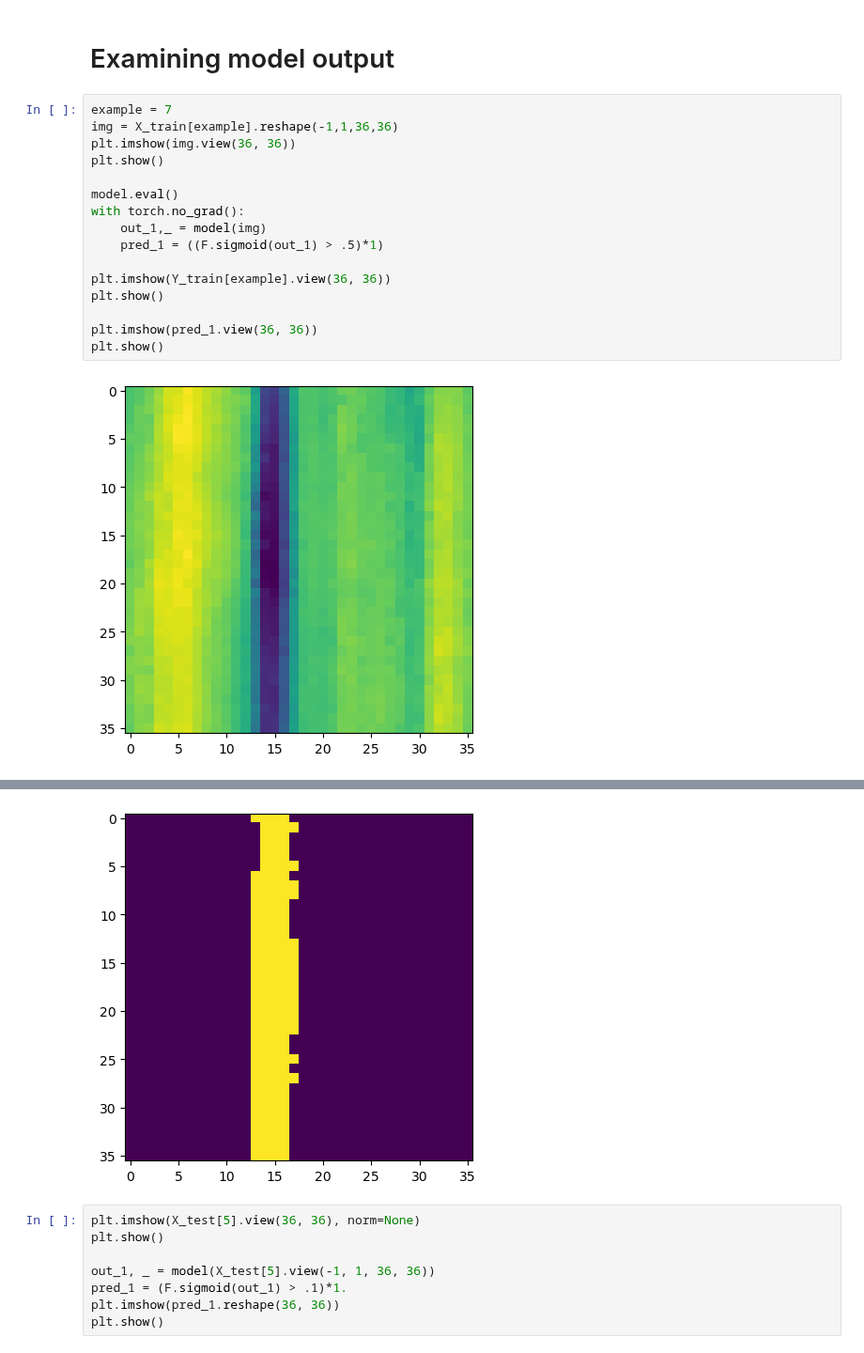
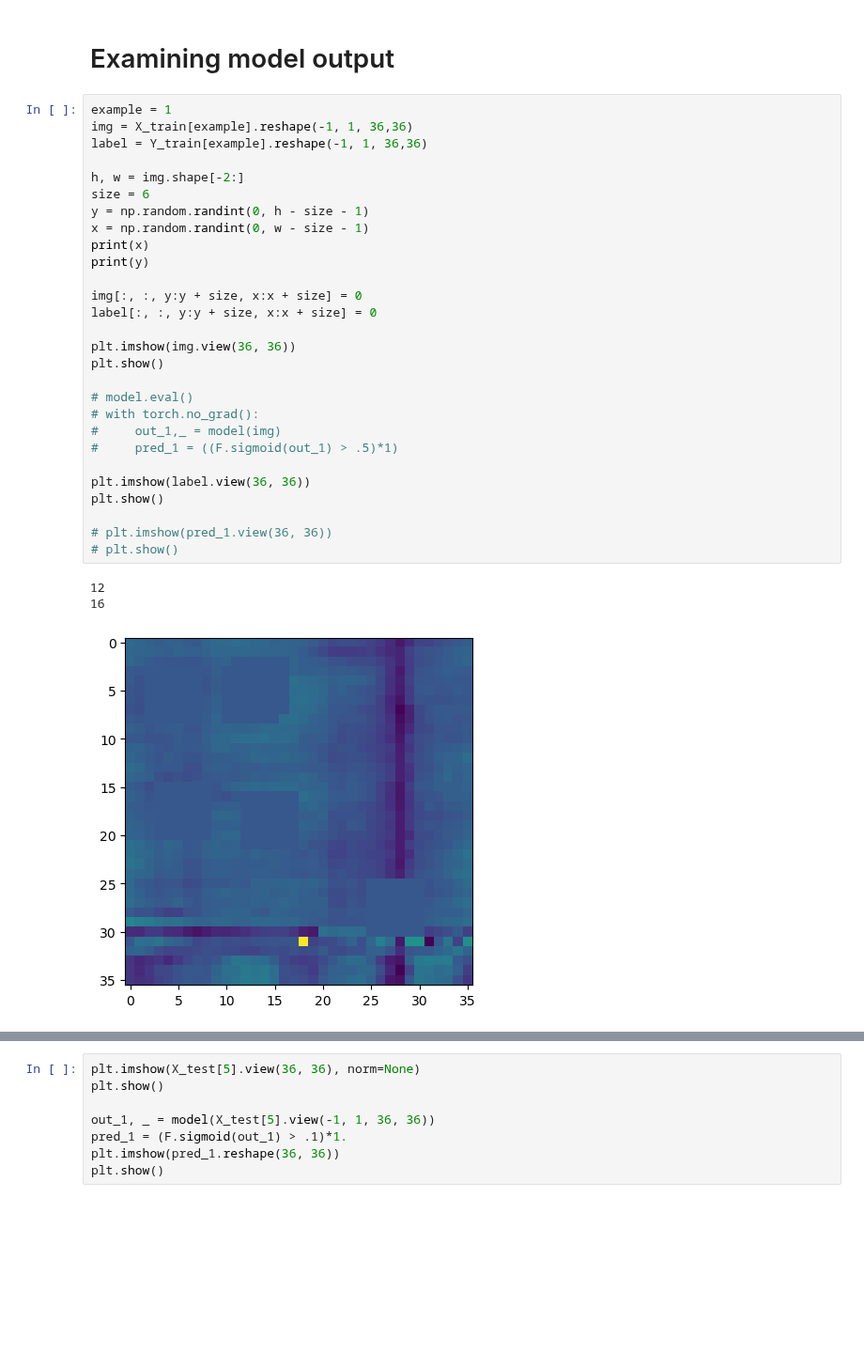
Before and after one commit to EllingtonKirby/Pipe-Corrosion-Detection, a Jupyter notebook: evaluation.ipynb, the cells around one changed output, grey strips where cells are left out. Shown at 94% size. Drawn from its saved outputs; the diff is of its cells as text; blank space fills up the shorter version.

```diff
--- a/evaluation.ipynb
+++ b/evaluation.ipynb
@@ -69,20 +69,34 @@ outliers = ((test_data.min(dim=1, keepdim=True).values < -10) == True).flatten()
 # %% [markdown]
 # Examining model output
 # %%
-example = 7
-img = X_train[example].reshape(-1,1,36,36)
+example = 1
+img = X_train[example].reshape(-1, 1, 36,36)
+label = Y_train[example].reshape(-1, 1, 36,36)
+
+h, w = img.shape[-2:]
+size = 6
+y = np.random.randint(0, h - size - 1)
+x = np.random.randint(0, w - size - 1)
+print(x)
+print(y)
+
+img[:, :, y:y + size, x:x + size] = 0
+label[:, :, y:y + size, x:x + size] = 0
+
 plt.imshow(img.view(36, 36))
 plt.show()
 
-model.eval()
-with torch.no_grad():
-    out_1,_ = model(img)
-    pred_1 = ((F.sigmoid(out_1) > .5)*1)
+# model.eval()
+# with torch.no_grad():
+#     out_1,_ = model(img)
+#     pred_1 = ((F.sigmoid(out_1) > .5)*1)
 
-plt.imshow(Y_train[example].view(36, 36))
+plt.imshow(label.view(36, 36))
 plt.show()
 
-plt.imshow(pred_1.view(36, 36))
-plt.show()
+# plt.imshow(pred_1.view(36, 36))
+# plt.show()
 # %% [output]
+12
+16
-[figure, old version]
+[figure, new version]
@@ -90,4 +104,3 @@ plt.show()
-[figure, removed]
 # %%
 plt.imshow(X_test[5].view(36, 36), norm=None)
 plt.show()
```
Also changed, not shown: parts of 1 cell of this notebook, 3 other files.
